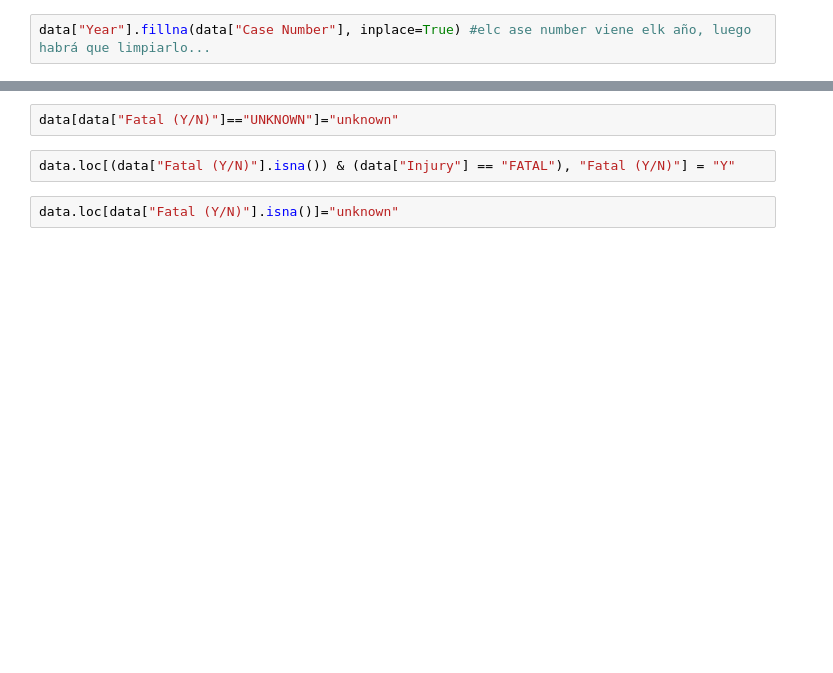
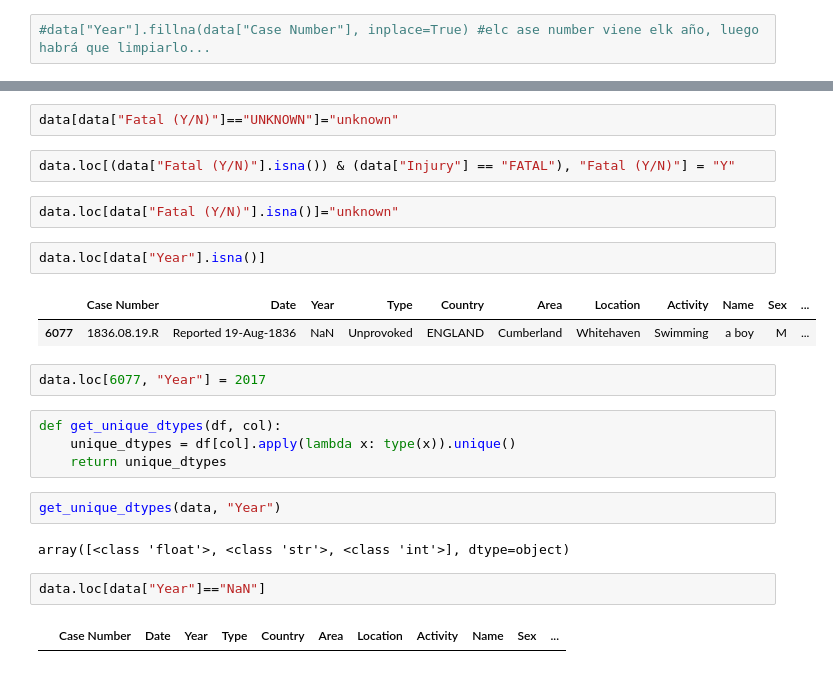
Before and after one commit to Anton-Utray/Sharknado, a Jupyter notebook: main.ipynb, the cells around one changed output, grey strips where cells are left out. Saved outputs shown, nothing was run; the diff lists cells and outputs as text; blank space fills up the shorter version.

```diff
--- a/main.ipynb
+++ b/main.ipynb
@@ -179,7 +179,7 @@ data.loc[data["Year"].isna()]
 | 187 | 2017.01.08.R | Reported 08-Jan-2017 | NaN | Invalid | AUSTRALIA | Queensland | NaN | Spearfishing | Kerry Daniel | M | ... |
 | 6079 | 1836.08.19.R | Reported 19-Aug-1836 | NaN | Unprovoked | ENGLAND | Cumberland | Whitehaven | Swimming | a boy | M | ... |
 # %%
-data["Year"].fillna(data["Case Number"], inplace=True) #elc ase number viene elk año, luego habrá que limpiarlo...
+#data["Year"].fillna(data["Case Number"], inplace=True) #elc ase number viene elk año, luego habrá que limpiarlo...
 # %%
 data["Sex "].fillna("unknown", inplace=True) #no hay indicios de sexo para estos valores nulos.
 # %%
@@ -287,3 +288,22 @@ data[data["Fatal (Y/N)"]=="UNKNOWN"]="unknown"
 data.loc[(data["Fatal (Y/N)"].isna()) & (data["Injury"] == "FATAL"), "Fatal (Y/N)"] = "Y"
 # %%
 data.loc[data["Fatal (Y/N)"].isna()]="unknown"
+# %%
+data.loc[data["Year"].isna()]
+# %% [output]
+|  | Case Number | Date | Year | Type | Country | Area | Location | Activity | Name | Sex | ... |
+| 6077 | 1836.08.19.R | Reported 19-Aug-1836 | NaN | Unprovoked | ENGLAND | Cumberland | Whitehaven | Swimming | a boy | M | ... |
+# %%
+data.loc[6077, "Year"] = 2017
+# %%
+def get_unique_dtypes(df, col):
+    unique_dtypes = df[col].apply(lambda x: type(x)).unique()
+    return unique_dtypes
+# %%
+get_unique_dtypes(data, "Year")
+# %% [output]
+array([<class 'float'>, <class 'str'>, <class 'int'>], dtype=object)
+# %%
+data.loc[data["Year"]=="NaN"]
+# %% [output]
+|  | Case Number | Date | Year | Type | Country | Area | Location | Activity | Name | Sex | ... |
```
Also changed, not shown: parts of 2 cells of this notebook, 1 other file.
